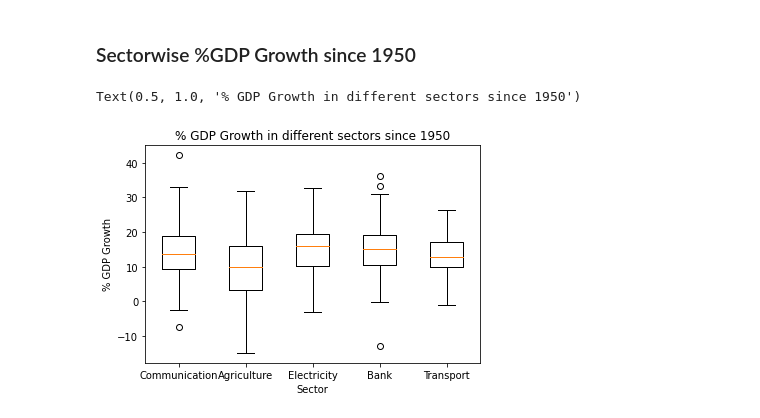
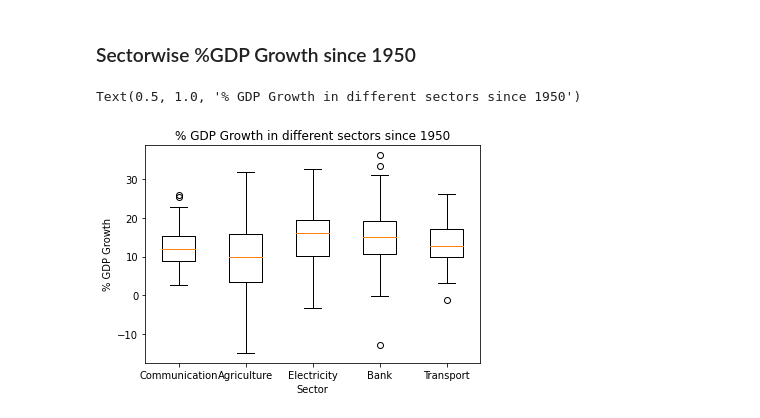
Before and after one commit to tejank10/ds200, a Jupyter notebook: GDP contribution from different sectors.ipynb, the cells around one changed output. Saved outputs shown, nothing was run; the diff lists cells and outputs as text; code cells hidden in the pictures.

```diff
--- a/GDP contribution from different sectors.ipynb
+++ b/GDP contribution from different sectors.ipynb
@@ -31,0 +8,3 @@ years = np.array([int(g.split('-')[-2]) for g in years.split('	')])
+# %%
+data = pd.read_excel('datafile.xls')
+data.head()
@@ -31,0 +20,6 @@ years = np.array([int(g.split('-')[-2]) for g in years.split('	')])
+# %%
+agri = data.iloc[0].to_numpy()[2:]
+elec = data.iloc[8].to_numpy()[2:]
+comm = data.iloc[21].to_numpy()[2:]
+bank = data.iloc[19].to_numpy()[2:]
+trans = data.iloc[13].to_numpy()[2:]
@@ -65,11 +62,11 @@ plt.legend()
 # %% [markdown]
 ### Sectorwise %GDP Growth since 1950
 # %%
-plt.boxplot([comm[63:], agri[64:], elec[64:],  bank[64:], trans[64:]],\
+plt.boxplot([comm[64:], agri[64:], elec[64:],  bank[64:-1], trans[64:-1]],\
             labels=['Communication','Agriculture', 'Electricity', 'Bank', 'Transport'])
 plt.ylabel('% GDP Growth')
 plt.xlabel('Sector')
 plt.title('% GDP Growth in different sectors since 1950')
 # %% [output]
 Text(0.5, 1.0, '% GDP Growth in different sectors since 1950')
-[figure, old version]
+[figure, new version]
```
Also changed, not shown: parts of 6 cells of this notebook.
